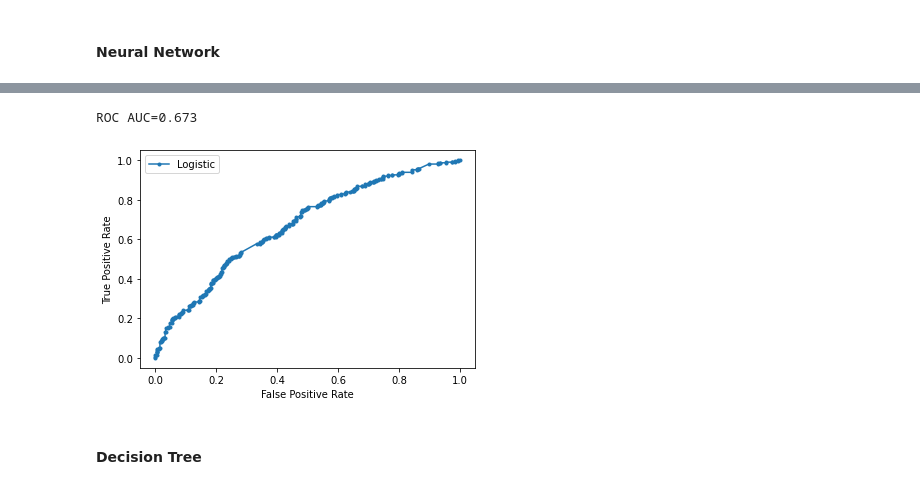
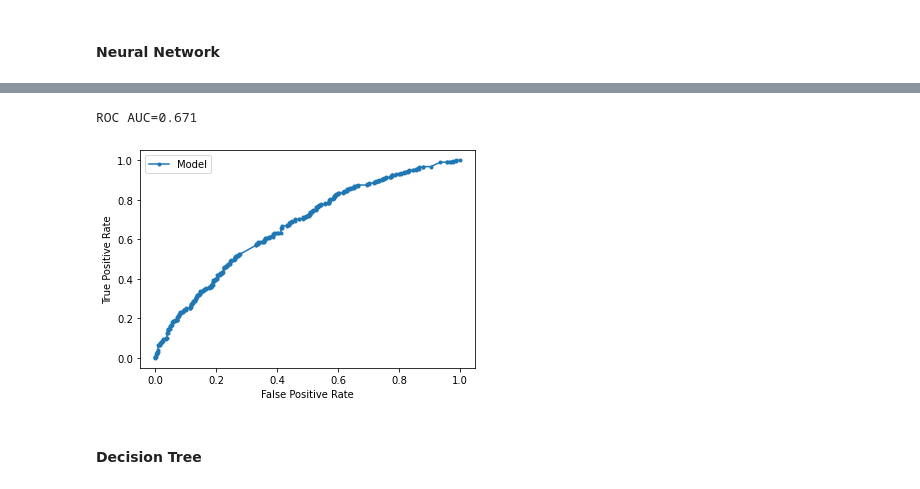
Before and after one commit to arubenruben/IART-Irony-Detection-In-English-Tweets, a Jupyter notebook: src/Irony_Detection_in_English_Tweets.ipynb, the cells around one changed output, grey strips where cells are left out. Cells and saved outputs as stored; diff of their text form; code cells hidden in the pictures.

Commit message:
ROC Curve fixed

```diff
--- a/src/Irony_Detection_in_English_Tweets.ipynb
+++ b/src/Irony_Detection_in_English_Tweets.ipynb
@@ -490,24 +490,24 @@ F1-Value      0.656175          0.8006
 # %%
 from sklearn.preprocessing import StandardScaler
 from sklearn.neural_network import MLPClassifier
 
 X_train,y_train,X_test,y_test=refresh_data()
 
 scaler = StandardScaler()
 classificator = MLPClassifier(max_iter=1500,activation='relu',solver='adam')
 
 scaler.fit(X_train)
 
 X_train = scaler.transform(X_train)
 X_test = scaler.transform(X_test)
 
 
 classificator.fit(X_train, y_train)
 
-row_curve(classificator,X_test,y_test)
+draw_roc_curve(classificator,X_test,y_test)
 # %% [output]
-ROC AUC=0.673
+ROC AUC=0.671
-[figure, old version]
+[figure, new version]
 # %% [markdown]
 #### Decision Tree
 # %%
```
Also changed, not shown: parts of 11 cells of this notebook.
